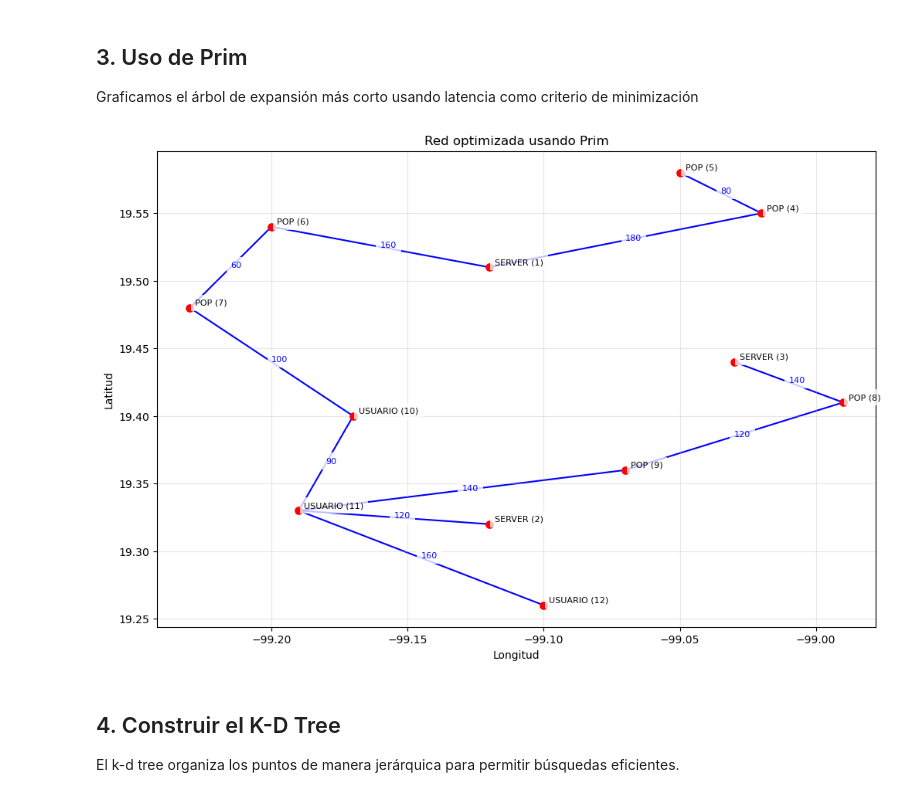
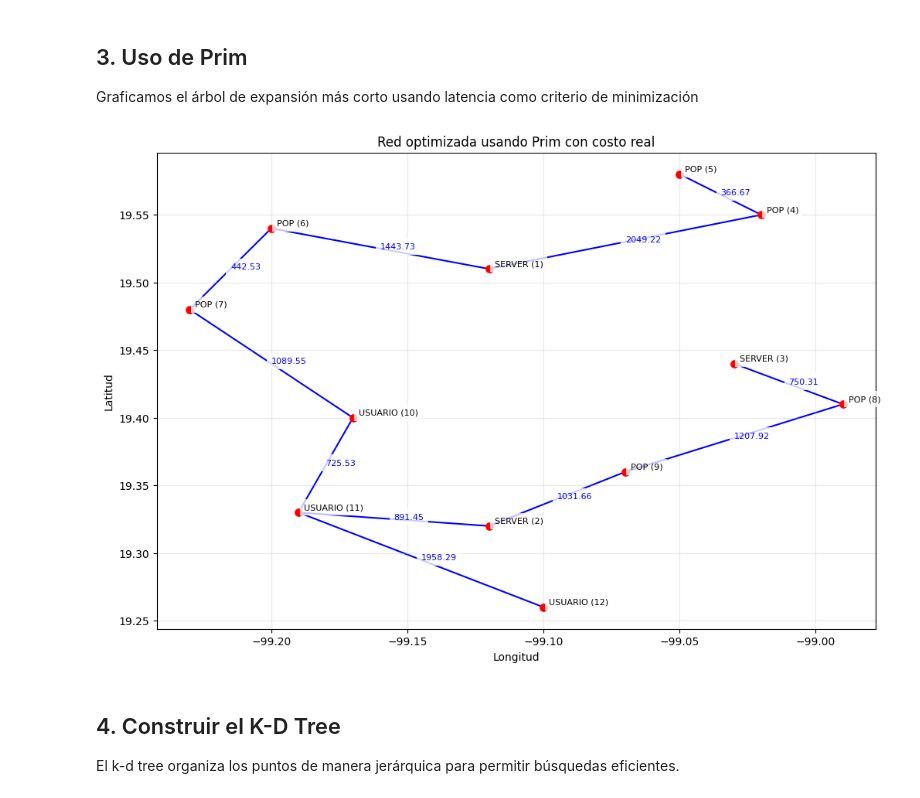
Before and after one commit to cristoredentor/NetOptimizer, a Jupyter notebook: Experimento_KD.ipynb, the cells around one changed output. Drawn from its saved outputs; the diff is of its cells as text; code cells hidden in the pictures.

```diff
--- a/Experimento_KD.ipynb
+++ b/Experimento_KD.ipynb
@@ -7,9 +11,7 @@ Este notebook demuestra cómo funcionan las búsquedas de vecino más cercano us
 # %%
 import sys
 import os
-
-# Cambiar al directorio correcto
-os.chdir(r'c:\Users\joacr\OneDrive\Documentos\NetOptimizer')
+from pathlib import Path
 
 import numpy as np
 import matplotlib.pyplot as plt
@@ -17,9 +19,12 @@ import random
 import time
 import math
 
-# Leer y ejecutar el archivo KD-tree.py directamente
-with open('KD_tree.py', 'r', encoding='utf-8') as f:
-    exec(f.read())
+# Directorio donde está este notebook / proyecto
+PROJECT_DIR = Path.cwd()
+
+# Agregar el proyecto al path de Python
+if str(PROJECT_DIR) not in sys.path:
+    sys.path.append(str(PROJECT_DIR))
 
 # Configurar visualizaciones
 plt.rcParams['figure.figsize'] = (12, 8)
@@ -116,16 +129,27 @@ plt.show()
 
 Graficamos el árbol de expansión más corto usando latencia como criterio de minimización
 # %%
-import matplotlib.pyplot as plt
-import ExperimentoPrim
+
+# Guardar posiciones de nodos
+posiciones = {}
+
+for tipo, latitud, longitud, id_nodo in nodos:
+    posiciones[id_nodo] = (latitud, longitud)
 
 
-# Obtener conexiones del MST de Prim
-referencias = ExperimentoPrim.referencias_despues_prim(grafo) # Con este método llamamos al prim con 1 y generamos las referencias
+# Obtener MST optimizado por costo real
+padre, llave = grafo.prim_costo_real(1, posiciones)
+
+referencias = []
+
+for nodo, padre_nodo in padre.items():
+    if padre_nodo is not None:
+        referencias.append((padre_nodo, nodo))
+
+
 direcciones_nodos = ExperimentoPrim.conexiones_con_pos(referencias)
 
 
-# Guardar posiciones de nodos
 x = []
 y = []
 
@@ -135,10 +159,8 @@ for tipo, latitud, longitud, id_nodo in nodos:
     x.append(longitud)
     y.append(latitud)
 
-    # Texto del nodo
     texto = f"{tipo} ({id_nodo})"
 
-    # Nodo
     plt.scatter(
         longitud,
         latitud,
@@ -147,7 +169,6 @@ for tipo, latitud, longitud, id_nodo in nodos:
         zorder=5
     )
 
-    # Etiqueta del nodo
     plt.text(
         longitud + 0.002,
         latitud + 0.002,
@@ -161,56 +182,55 @@ for tipo, latitud, longitud, id_nodo in nodos:
         zorder=6
     )
 
-# GRAFICAR ARISTAS Y LATENCIAS
+# GRAFICAR ARISTAS Y COSTO REAL
 for (origen_id, destino_id), (origen, destino) in zip(referencias, direcciones_nodos):
 
-    # Coordenadas origen/destino
     lat1, lon1 = origen
     lat2, lon2 = destino
 
-    # Dibujar línea
     plt.plot(
         [lon1, lon2],
         [lat1, lat2],
         'b-',
         linewidth=1.5,
         zorder=1
     )
 
-    # Calcular punto medio
     mid_lon = (lon1 + lon2) / 2
     mid_lat = (lat1 + lat2) / 2
 
-    # Obtener latencia desde el grafo
     costo_km = grafo.getOrigen()[origen_id][destino_id]["costo"]
 
-    # Mostrar latencia en medio de la línea
+    distancia_arista = distancia_km(
+        (lat1, lon1),
+        (lat2, lon2)
+    )
+
+    costo_real = distancia_arista * costo_km
+
     plt.text(
         mid_lon,
         mid_lat,
-        str(costo_km),
+        f"{costo_real:.2f}",
         fontsize=8,
         color='blue',
         bbox=dict(
             facecolor='white',
             alpha=0.8,
             edgecolor='none'
         ),
         zorder=7
     )
 
-# Títulos
 plt.xlabel("Longitud")
 plt.ylabel("Latitud")
-plt.title("Red optimizada usando Prim")
+plt.title("Red optimizada usando Prim con costo real")
 
-# Cuadrícula
 plt.grid(alpha=0.3)
 
-# Mostrar resultado
 plt.show()
 # %% [output]
-[figure, old version]
+[figure, new version]
 # %% [markdown]
 ## 4. Construir el K-D Tree
 
```
Also changed, not shown: parts of 14 cells of this notebook, 2 other files.
